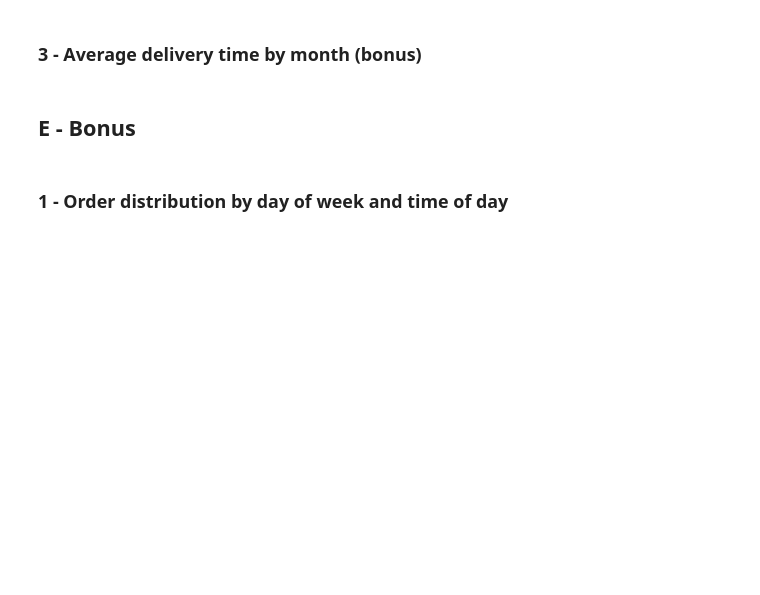
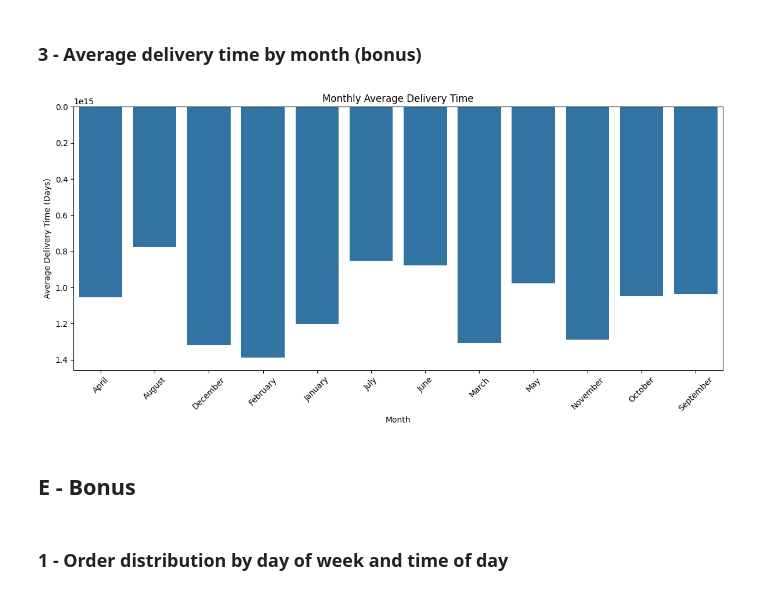
Before and after one commit to Jaddevvv/Head-of-Data-101-course, a Jupyter notebook: notebooks/hod-olist-analysis.ipynb, the cells around one changed output. Cells and saved outputs as stored; diff of their text form; code cells hidden in the pictures; blank space fills up the shorter version.

```diff
--- a/notebooks/hod-olist-analysis.ipynb
+++ b/notebooks/hod-olist-analysis.ipynb
@@ -554,8 +587,18 @@ threshold = 3000
 ### 3 - Average delivery time by month  (bonus)
 # %%
 # Create barplot for the monthly average delivery time
+monthly_avg_delivery = df.groupby('month')['delivery_time'].mean()
 
-'your code here'
+plt.figure(figsize=(12, 6))
+sns.barplot(x=monthly_avg_delivery.index.astype(str), y=monthly_avg_delivery.values)
+plt.title('Monthly Average Delivery Time')
+plt.xlabel('Month')
+plt.ylabel('Average Delivery Time (Days)')
+plt.xticks(rotation=45)
+plt.tight_layout()
+plt.show()
+# %% [output]
+[figure, added]
 # %% [markdown]
 ## E - Bonus
 # %% [markdown]
```
Also changed, not shown: parts of 12 cells of this notebook, 1 other file.
